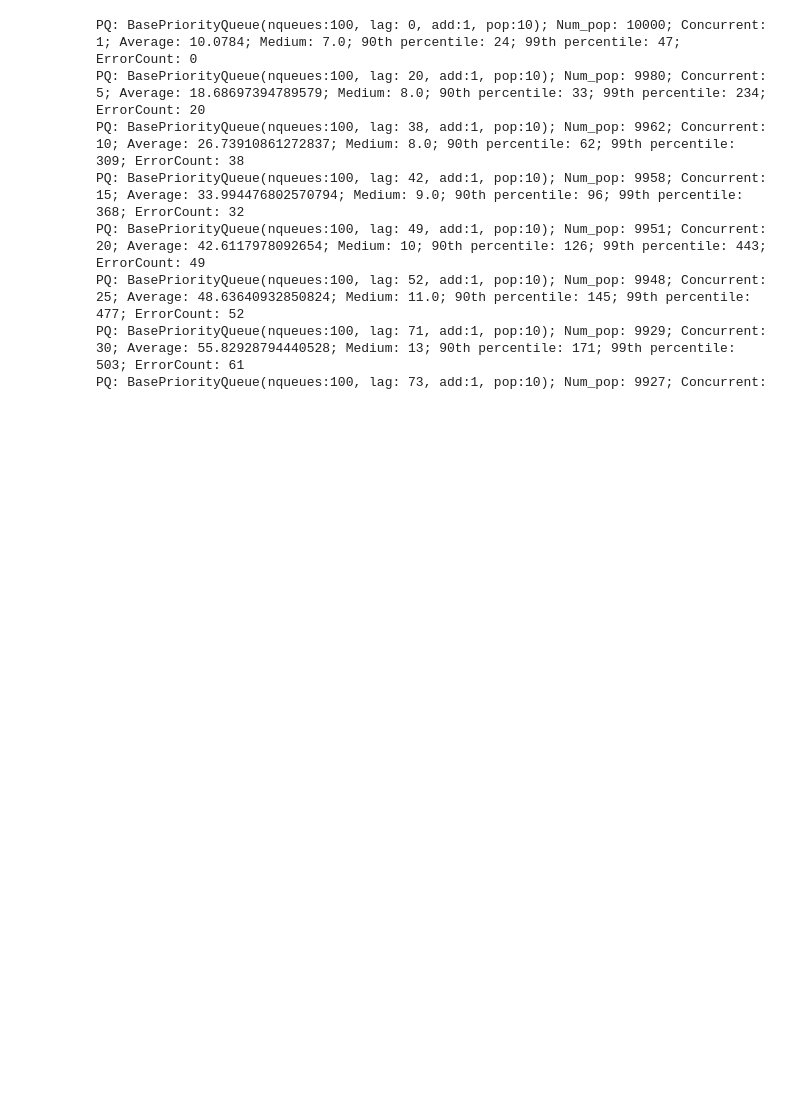
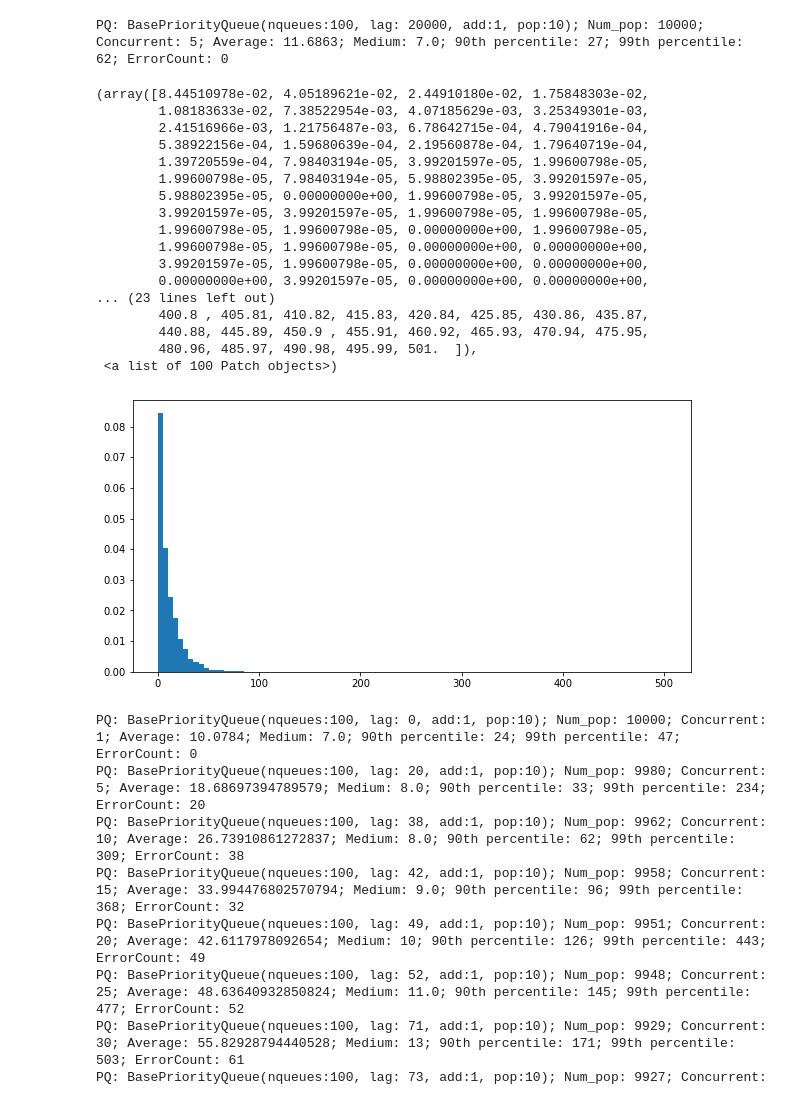
Before and after one commit to bslin/distributed-pq, a Jupyter notebook: simulation/src/simulator_v2.ipynb, the cells around one changed output. Drawn from its saved outputs; the diff is of its cells as text; code cells hidden in the pictures; blank space fills up the shorter version.

```diff
--- a/simulation/src/simulator_v2.ipynb
+++ b/simulation/src/simulator_v2.ipynb
@@ -47 +84,40 @@ PQ: BasePriorityQueue(nqueues:100, lag: 8, add:1, pop:10); Num_pop: 9992; Concur
+# %%
+# comparison 5 concurrent pops, more advanced choosing policy
+import statistics
+import random
+from testrunner_v2 import TestRunnerV2, PopPolicy
+from distributed_pq import BasePriorityQueue
+random.seed(5)
+
+initial_item_count = 30000
+num_pops = 10000
+num_concurrent_pops = 5
+policy = PopPolicy.TOP_TWO
+
+pq1 = BasePriorityQueue(num_queues=100, num_queues_lb_add=1, num_queues_lb_pop=10)
+
+out1, err1 = TestRunnerV2(queue=pq1, initial_item_count=initial_item_count, num_pops=num_pops, num_concurrent_pops = num_concurrent_pops, pop_policy = policy).run()
+
+plt.rcParams['figure.figsize'] = [10, 5]
+plt.hist(out1, 100, density=True)
+# %% [output]
+PQ: BasePriorityQueue(nqueues:100, lag: 20000, add:1, pop:10); Num_pop: 10000; Concurrent: 5; Average: 11.6863; Medium: 7.0; 90th percentile: 27; 99th percentile: 62; ErrorCount: 0
+(array([8.44510978e-02, 4.05189621e-02, 2.44910180e-02, 1.75848303e-02,
+        1.08183633e-02, 7.38522954e-03, 4.07185629e-03, 3.25349301e-03,
+        2.41516966e-03, 1.21756487e-03, 6.78642715e-04, 4.79041916e-04,
+        5.38922156e-04, 1.59680639e-04, 2.19560878e-04, 1.79640719e-04,
+        1.39720559e-04, 7.98403194e-05, 3.99201597e-05, 1.99600798e-05,
+        1.99600798e-05, 7.98403194e-05, 5.98802395e-05, 3.99201597e-05,
+        5.98802395e-05, 0.00000000e+00, 1.99600798e-05, 3.99201597e-05,
+        3.99201597e-05, 3.99201597e-05, 1.99600798e-05, 1.99600798e-05,
+        1.99600798e-05, 1.99600798e-05, 0.00000000e+00, 1.99600798e-05,
+        1.99600798e-05, 1.99600798e-05, 0.00000000e+00, 0.00000000e+00,
+        3.99201597e-05, 1.99600798e-05, 0.00000000e+00, 0.00000000e+00,
+        0.00000000e+00, 3.99201597e-05, 0.00000000e+00, 0.00000000e+00,
+... (23 lines left out)
+        400.8 , 405.81, 410.82, 415.83, 420.84, 425.85, 430.86, 435.87,
+        440.88, 445.89, 450.9 , 455.91, 460.92, 465.93, 470.94, 475.95,
+        480.96, 485.97, 490.98, 495.99, 501.  ]),
+ <a list of 100 Patch objects>)
+[figure, added]
 # %%
```
Also changed, not shown: parts of 6 cells of this notebook.
